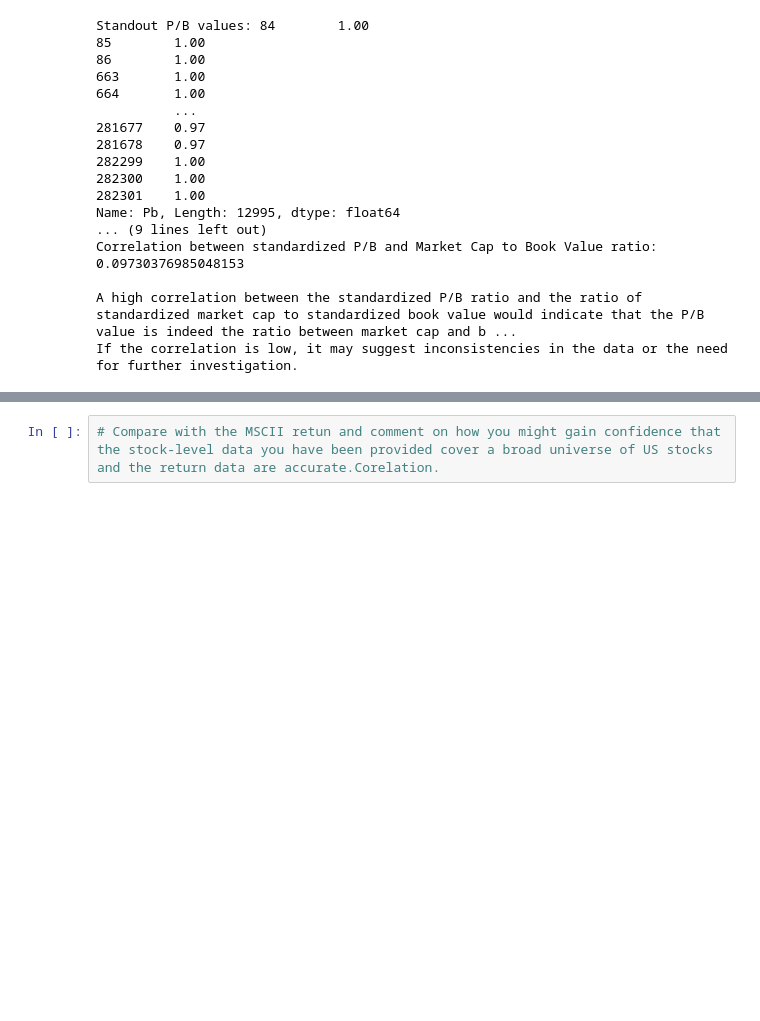
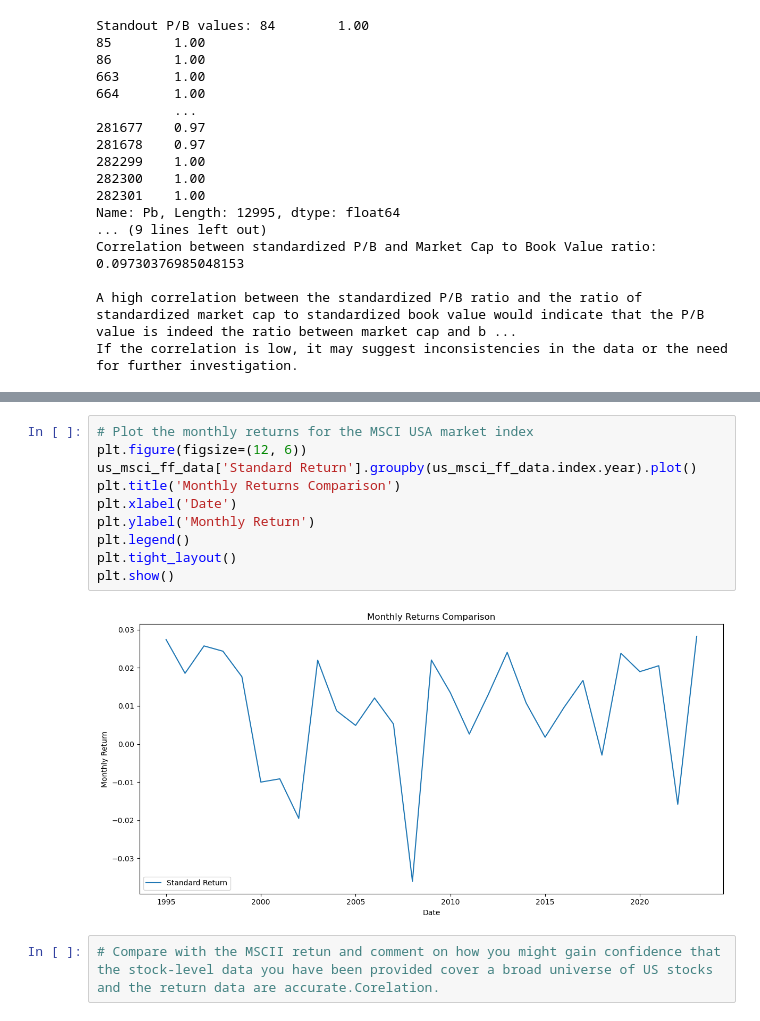
Before and after one commit to KiranReddy0808/FE5108-Portfolio-Theory-and-Investments, a Jupyter notebook: Assignment 3/Assignment3.ipynb, the cells around one changed output, grey strips where cells are left out. Cells and saved outputs as stored; diff of their text form; blank space fills up the shorter version.

```diff
--- a/Assignment 3/Assignment3.ipynb
+++ b/Assignment 3/Assignment3.ipynb
@@ -704,2 +703,14 @@ ValueError: setting an array element with a sequence.
+# %%
+# Plot the monthly returns for the MSCI USA market index
+plt.figure(figsize=(12, 6))
+us_msci_ff_data['Standard Return'].groupby(us_msci_ff_data.index.year).plot()
+plt.title('Monthly Returns Comparison')
+plt.xlabel('Date')
+plt.ylabel('Monthly Return')
+plt.legend()
+plt.tight_layout()
+plt.show()
+# %% [output]
+[figure, added]
 # %%
 # Compare with the MSCII retun and comment on how you might gain confidence that the stock-level data you have been provided cover a broad universe of US stocks and the return data are accurate.Corelation.
```
Also changed, not shown: parts of 1 cell of this notebook.
